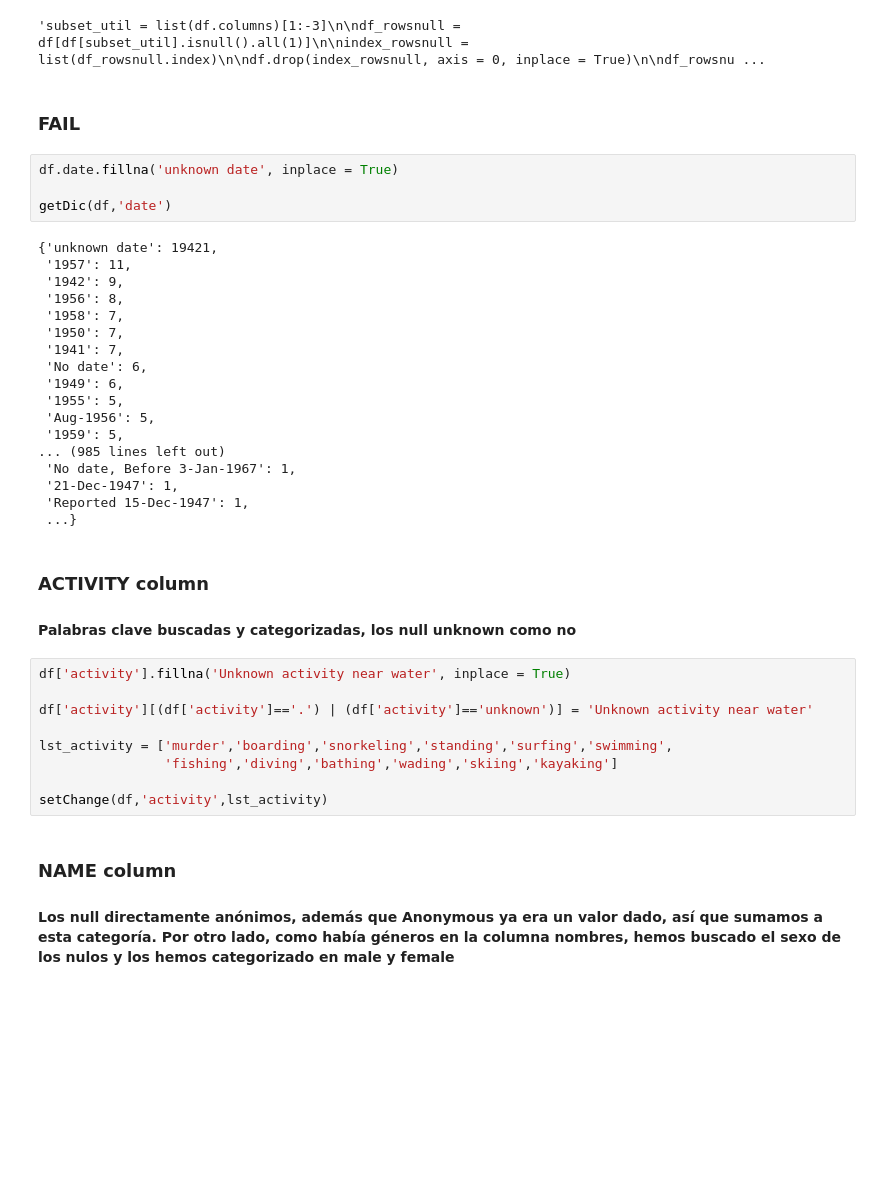
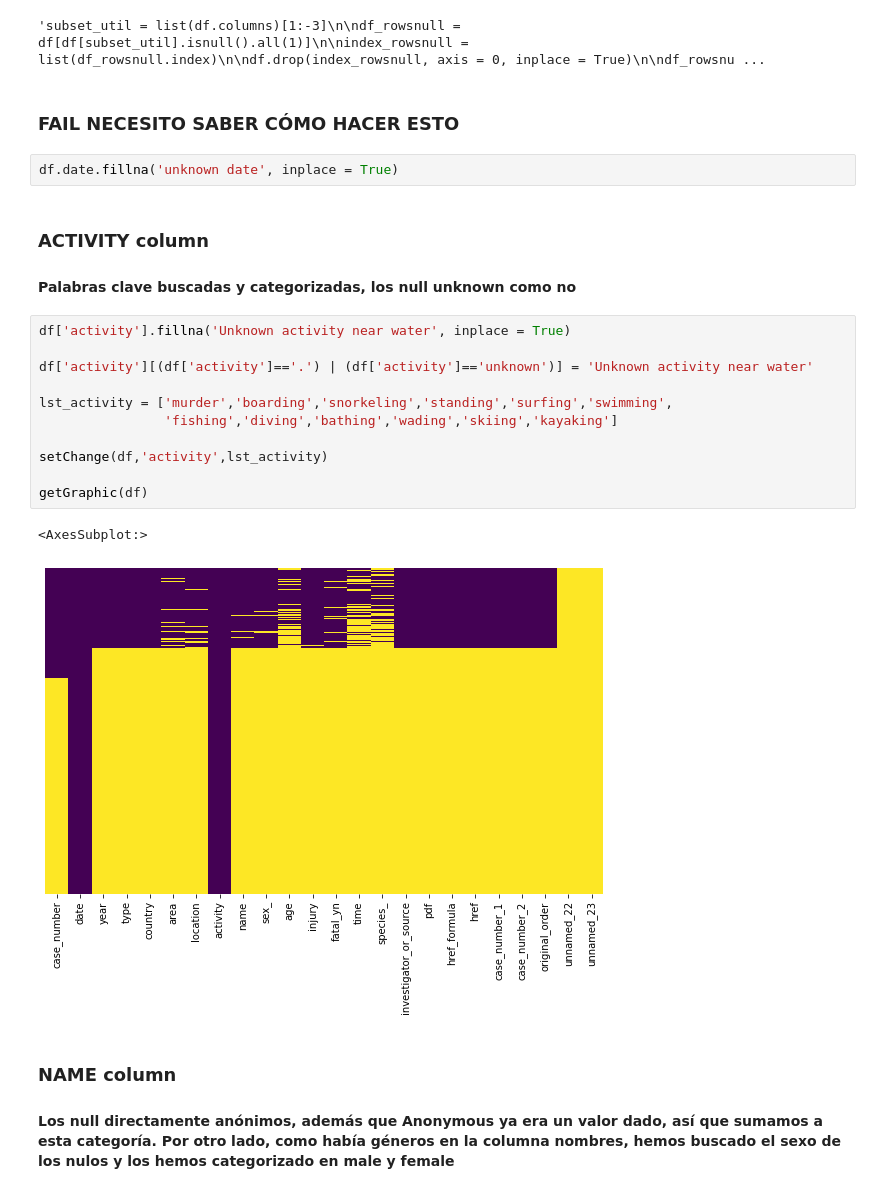
Before and after one commit to trabalong/project1_global_shark_attacks, a Jupyter notebook: notebooks/clean.ipynb, the cells around one changed output. Saved outputs shown, nothing was run; the diff lists cells and outputs as text; blank space fills up the shorter version.

```diff
--- a/notebooks/clean.ipynb
+++ b/notebooks/clean.ipynb
@@ -51,42 +51,27 @@ df.drop(index_rowsnull, axis = 0, inplace = True)
 df_rowsnull.info()'''
 # %% [output]
 'subset_util = list(df.columns)[1:-3]\n\ndf_rowsnull = df[df[subset_util].isnull().all(1)]\n\nindex_rowsnull = list(df_rowsnull.index)\n\ndf.drop(index_rowsnull, axis = 0, inplace = True)\n\ndf_rowsnu ...
-# %% [markdown]
-### FAIL
+# %% [markdown]
+### FAIL NECESITO SABER CÓMO HACER ESTO
 # %%
 df.date.fillna('unknown date', inplace = True)
-
-getDic(df,'date')
-# %% [output]
-{'unknown date': 19421,
- '1957': 11,
- '1942': 9,
- '1956': 8,
- '1958': 7,
- '1950': 7,
- '1941': 7,
- 'No date': 6,
- '1949': 6,
- '1955': 5,
- 'Aug-1956': 5,
- '1959': 5,
-... (985 lines left out)
- 'No date, Before 3-Jan-1967': 1,
- '21-Dec-1947': 1,
- 'Reported 15-Dec-1947': 1,
- ...}
 # %% [markdown]
 ### ACTIVITY column
 #### Palabras clave buscadas y categorizadas, los null unknown como no
 # %%
 df['activity'].fillna('Unknown activity near water', inplace = True)
 
 df['activity'][(df['activity']=='.') | (df['activity']=='unknown')] = 'Unknown activity near water'
 
 lst_activity = ['murder','boarding','snorkeling','standing','surfing','swimming',
                 'fishing','diving','bathing','wading','skiing','kayaking']
 
 setChange(df,'activity',lst_activity)
+
+getGraphic(df)
+# %% [output]
+<AxesSubplot:>
+[figure, added]
 # %% [markdown]
 ### NAME column
 #### Los null directamente anónimos, además que Anonymous ya era un valor dado, así que sumamos a esta categoría. Por otro lado, como había géneros en la columna nombres, hemos buscado el sexo de los nulos y los hemos categorizado en male y female
```
Also changed, not shown: parts of 21 cells of this notebook.
